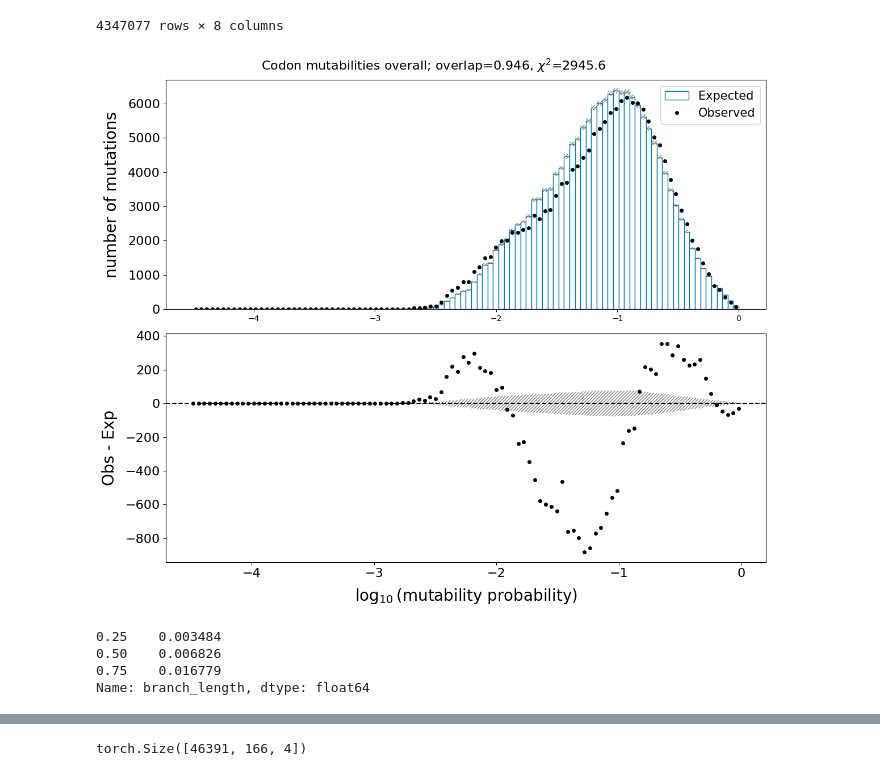
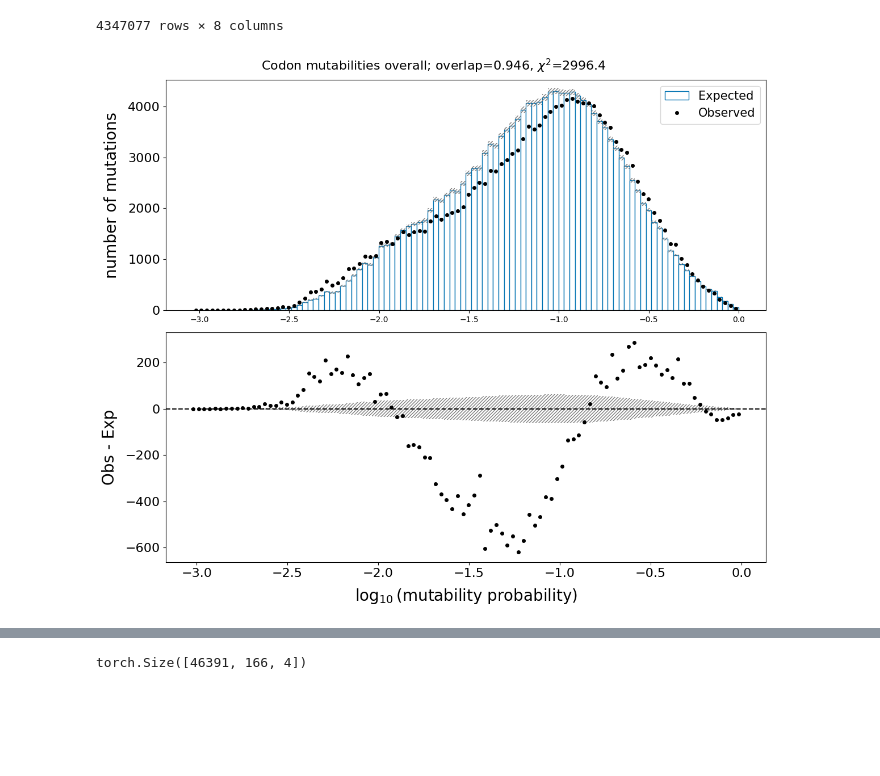
Before and after one commit to matsengrp/thrifty-experiments-1, a Jupyter notebook: human/neutral_codon.ipynb, the cells around one changed output, grey strips where cells are left out. Saved outputs shown, nothing was run; the diff lists cells and outputs as text; code cells hidden in the pictures; blank space fills up the shorter version.

Commit message:
saving before branch length optimizing in neutral_codon

```diff
--- a/human/neutral_codon.ipynb
+++ b/human/neutral_codon.ipynb
@@ -382,32 +393,23 @@ pre_obs_vs_exp_df
 # %%
 def simple_obs_vs_exp(pre_obs_vs_exp_df, description):
     """
     No partitioning by mutation class.
     """
     plot_df = pd.DataFrame({
         "mutation": pre_obs_vs_exp_df["mutation_class"] > 0,
         "prob": 1 - pre_obs_vs_exp_df["0_diff_prob"],
     })
     fig, axs = plt.subplots(2, 1, figsize=(12, 10))
-    axs, overlap, residual, chisq, ndof = evaluation.plot_observed_vs_expected(plot_df, axs)
+    min_mutated_logprob = np.log10(plot_df[plot_df["mutation"]]["prob"]).min()
+    binning=np.linspace(1.05*min_mutated_logprob, 0, 101)
+    _, overlap, residual, chisq, ndof = evaluation.plot_observed_vs_expected(plot_df, axs, logprobs=True, binning=binning)
     fig.suptitle(f"{description}; overlap={overlap:.3g}, $\chi^2$={chisq:.1f}", fontsize=16)
     fig.tight_layout()
     return fig, {"overlap": overlap, "residual": residual, "chisq": chisq}
 
 fig, result_dict = simple_obs_vs_exp(pre_obs_vs_exp_df, "Codon mutabilities overall")
 # %% [output]
-[figure, old version]
+[figure, new version]
-# %%
-# compute quartiles of pcp_df["branch_length"]
-pcp_quantiles = pcp_df["branch_length"].quantile([0.25, 0.5, 0.75])
-# add a quantile column to pcp_df
-pcp_df["branch_length_quantile"] = pd.qcut(pcp_df["branch_length"], q=4, labels=False)
-pcp_quantiles
-# %% [output]
-0.25    0.003484
-0.50    0.006826
-0.75    0.016779
-Name: branch_length, dtype: float64
 # %%
 # loop over a groupby of pcp_df["branch_length_quantile"]
 figs = []
```
Also changed, not shown: parts of 10 cells of this notebook.
